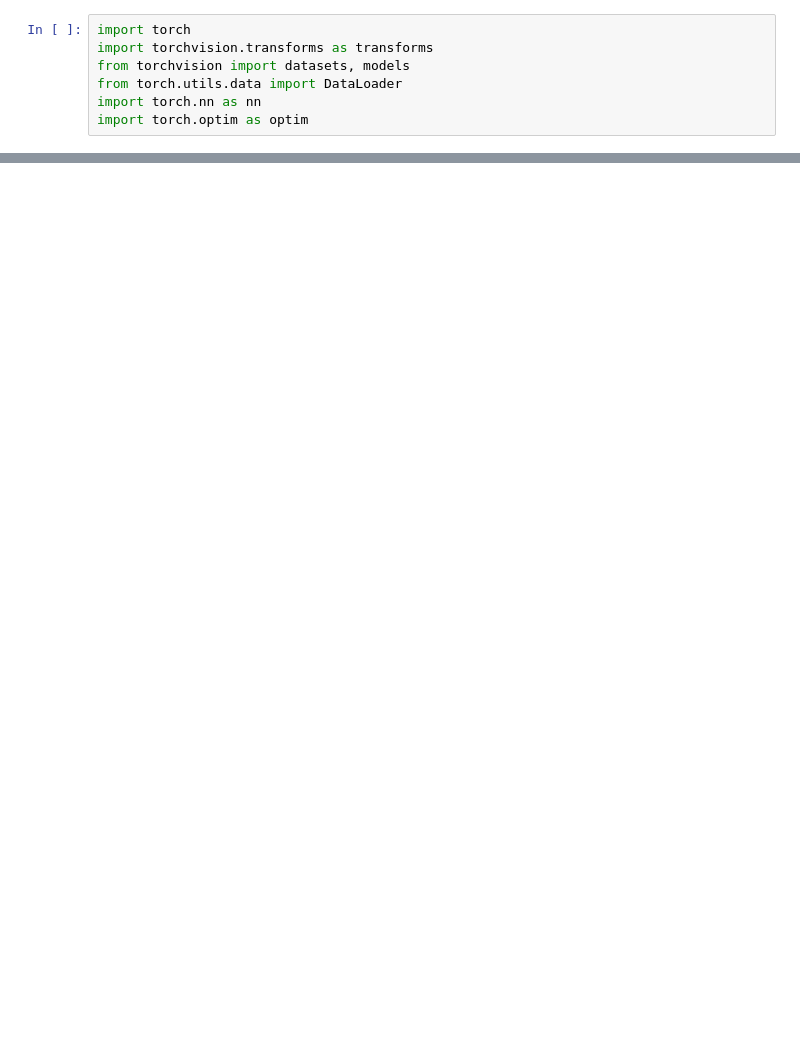
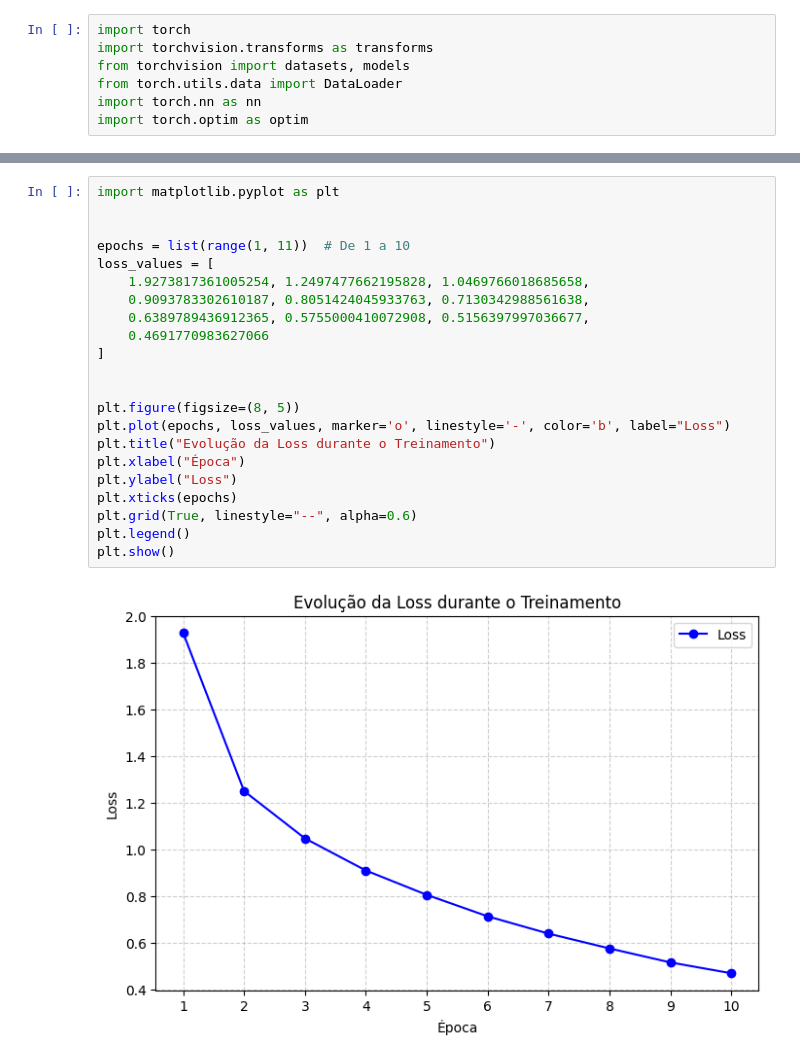
Before and after one commit to itsdibas/TrabalhoAPRV, a Jupyter notebook: trab.ipynb, the cells around one changed output, grey strips where cells are left out. Drawn from its saved outputs; the diff is of its cells as text; blank space fills up the shorter version.

```diff
--- a/trab.ipynb
+++ b/trab.ipynb
@@ -73,0 +104,24 @@ evaluate_model(model, test_loader)
+# %%
+import matplotlib.pyplot as plt
+
+
+epochs = list(range(1, 11))  # De 1 a 10
+loss_values = [
+    1.9273817361005254, 1.2497477662195828, 1.0469766018685658,
+    0.9093783302610187, 0.8051424045933763, 0.7130342988561638,
+    0.6389789436912365, 0.5755000410072908, 0.5156397997036677,
+    0.4691770983627066
+]
+
+
+plt.figure(figsize=(8, 5))
+plt.plot(epochs, loss_values, marker='o', linestyle='-', color='b', label="Loss")
+plt.title("Evolução da Loss durante o Treinamento")
+plt.xlabel("Época")
+plt.ylabel("Loss")
+plt.xticks(epochs)
+plt.grid(True, linestyle="--", alpha=0.6)
+plt.legend()
+plt.show()
+# %% [output]
+[figure, added]
```
Also changed, not shown: parts of 10 cells of this notebook.
